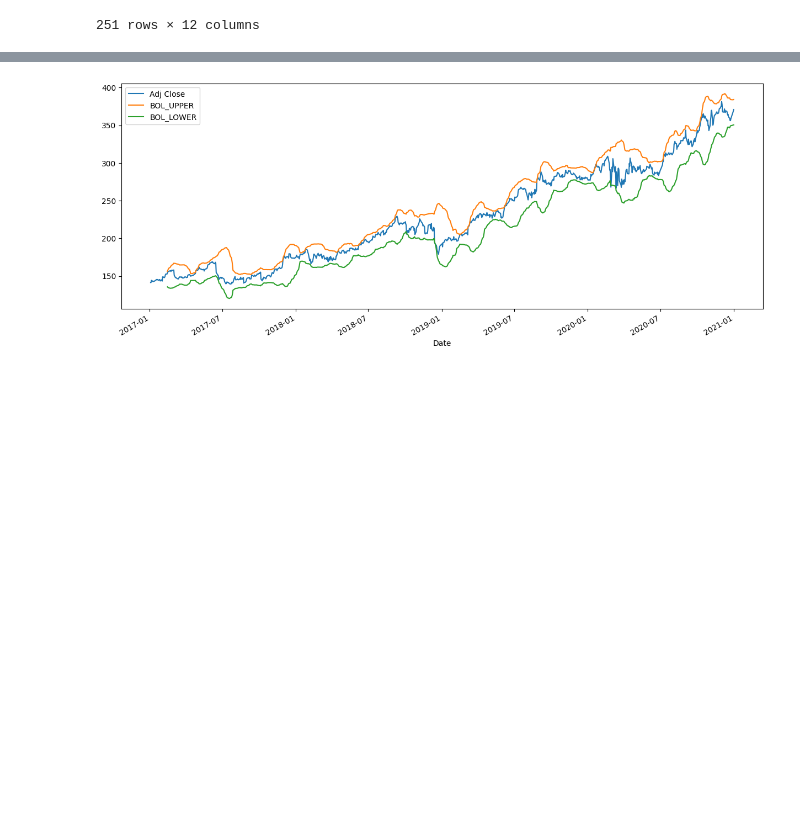
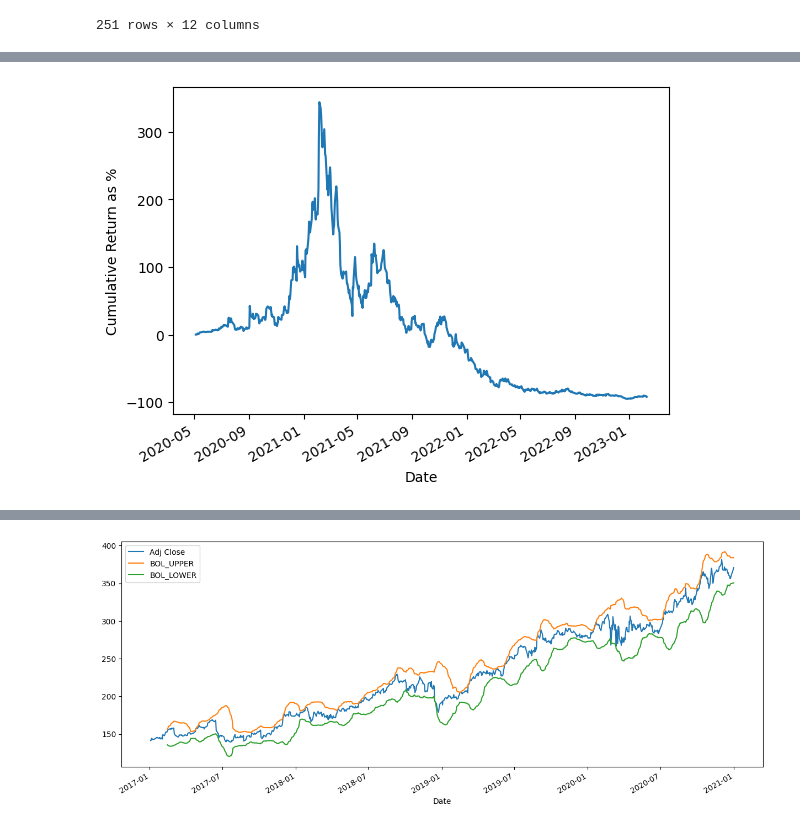
Before and after one commit to alexfioto/learn, a Jupyter notebook: python_finance/equities_util.ipynb, the cells around one changed output, grey strips where cells are left out. Saved outputs shown, nothing was run; the diff lists cells and outputs as text; code cells hidden in the pictures; blank space fills up the shorter version.

```diff
--- a/python_finance/equities_util.ipynb
+++ b/python_finance/equities_util.ipynb
@@ -273,0 +313,4 @@ my_stock = stock_data('COST', '2017-01-01', '2021-01-01')
+# %%
+cost.plot_cumulative_daily_return_rate()
+# %% [output]
+[figure, added]
```
Also changed, not shown: parts of 18 cells of this notebook.
